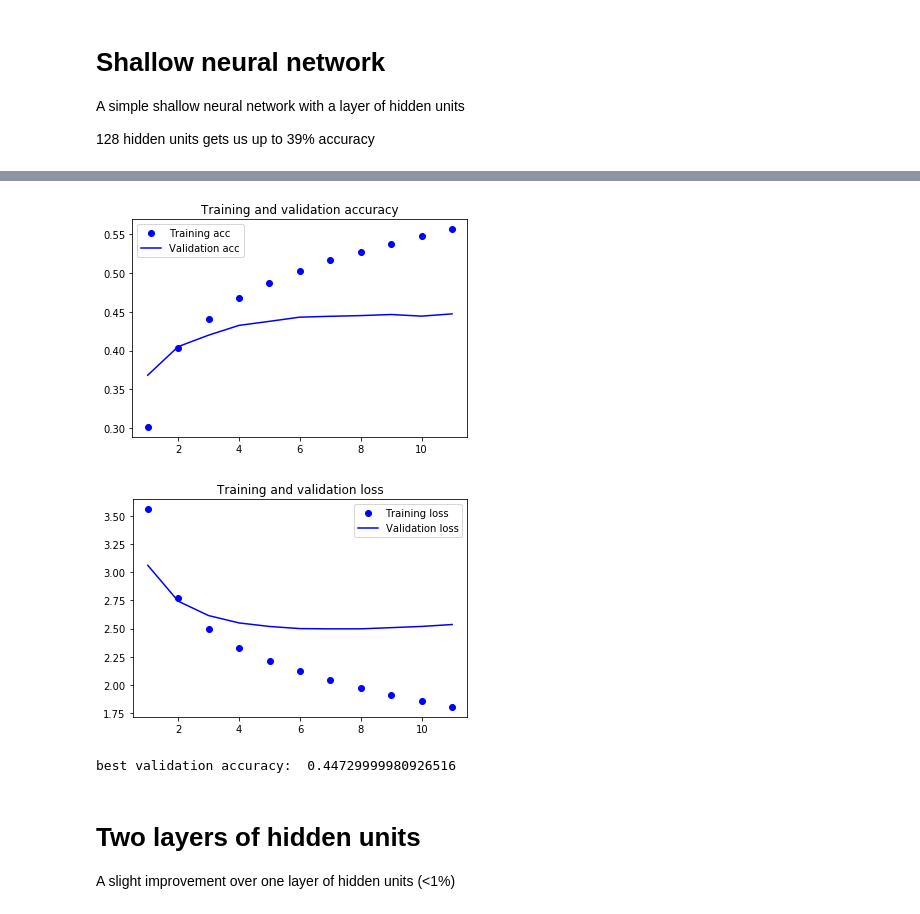
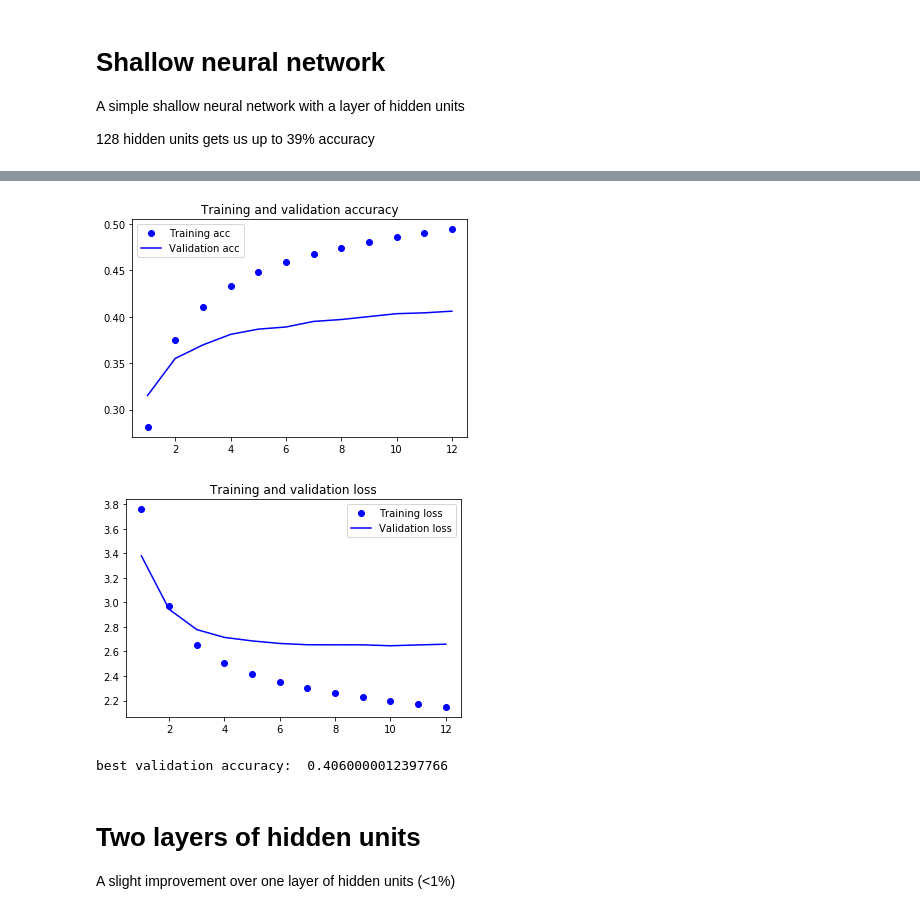
Before and after one commit to nicksexton/emojitranslate, a Jupyter notebook: 1 - emoji predict.ipynb, the cells around one changed output, grey strips where cells are left out. Cells and saved outputs as stored; diff of their text form; code cells hidden in the pictures.

```diff
--- a/1 - emoji predict.ipynb
+++ b/1 - emoji predict.ipynb
@@ -140,14 +138,14 @@ Currently we've collected quite a lot of tweet data, so to speed up the prototyp
 
 
 # !! Temp! Try on much bigger dataset
-train_tweets = tweets[0:100000] # 100000 tweets
-dev_tweets = tweets[100000:110000]
-test_tweets = tweets[110000:120000]
+#train_tweets = tweets[0:100000] # 100000 tweets
+#dev_tweets = tweets[100000:110000]
+#test_tweets = tweets[110000:120000]
 
 # Try on 400k tweets
-#train_tweets = tweets[0:400000] # 100000 tweets
-#dev_tweets = tweets[400000:420000]
-#test_tweets = tweets[420000:440000]
+train_tweets = tweets[0:400000] # 100000 tweets
+dev_tweets = tweets[400000:420000]
+test_tweets = tweets[420000:440000]
 # %%
 #def data_generator(tweets, batch_size):
 #    while True:
@@ -253,15 +251,15 @@ all_emojis_one_hot = to_categorical (all_emojis_idx)
 
 
 # Temp!
-y_train_idx = all_emojis_one_hot[0:100000,:]
-y_dev_idx = all_emojis_one_hot[100000:110000,:]
-y_test_idx = all_emojis_one_hot[110000:120000,:]
+#y_train_idx = all_emojis_one_hot[0:100000,:]
+#y_dev_idx = all_emojis_one_hot[100000:110000,:]
+#y_test_idx = all_emojis_one_hot[110000:120000,:]
 
 
 # Temp!
-#y_train_idx = all_emojis_one_hot[0:400000,:]
-#y_dev_idx = all_emojis_one_hot[400000:420000,:]
-#y_test_idx = all_emojis_one_hot[420000:440000,:]
+y_train_idx = all_emojis_one_hot[0:400000,:]
+y_dev_idx = all_emojis_one_hot[400000:420000,:]
+y_test_idx = all_emojis_one_hot[420000:440000,:]
 # %%
 # y_train_idx[0:10]
 # %% [markdown]
@@ -328,11 +326,11 @@ model = Sequential()
 model.add(Dense(output_size, activation='softmax', input_shape=(num_words,)))
 model.compile(optimizer=optimizers.RMSprop(lr = 0.005),
               loss='categorical_crossentropy',
-              metrics=['accuracy'])
+              metrics=['accuracy', 'top_k_categorical_accuracy'])
 
 history = model.fit (x_train_one_hot, y_train_idx,
                     epochs = 20,
-                    batch_size = 512,
+                    batch_size = 8192,
                     validation_data = (x_dev_one_hot, y_dev_idx),
                     verbose=2)
 # %% [output]
@@ -398,7 +396,7 @@ model.add(Dense(128, activation='relu', input_shape=(num_words,)))
 model.add(Dense(n_output_classes, activation = 'softmax'))
 model.compile(optimizer = 'rmsprop',
               loss='categorical_crossentropy',
-              metrics=['accuracy'])
+              metrics=['accuracy', 'top_k_categorical_accuracy'])
 
 early = keras.callbacks.EarlyStopping(monitor='val_loss',
                               min_delta=0.01,
@@ -407,7 +405,7 @@ early = keras.callbacks.EarlyStopping(monitor='val_loss',
 
 history = model.fit (x_train_one_hot, y_train_idx,
                     epochs = 30,
-                    batch_size = 512,
+                    batch_size = 4096,
                     verbose=1,
                     validation_data = (x_dev_one_hot, y_dev_idx),
                     callbacks = [early])
@@ -435,6 +433,6 @@ Epoch 00011: early stopping
-[figure, old version]
+[figure, new version]
-[figure, old version]
+[figure, new version]
-best validation accuracy:  0.44729999980926516
+best validation accuracy:  0.4060000012397766
 # %% [markdown]
 # Two layers of hidden units
 A slight improvement over one layer of hidden units (<1%)
```
Also changed, not shown: parts of 43 cells of this notebook.
